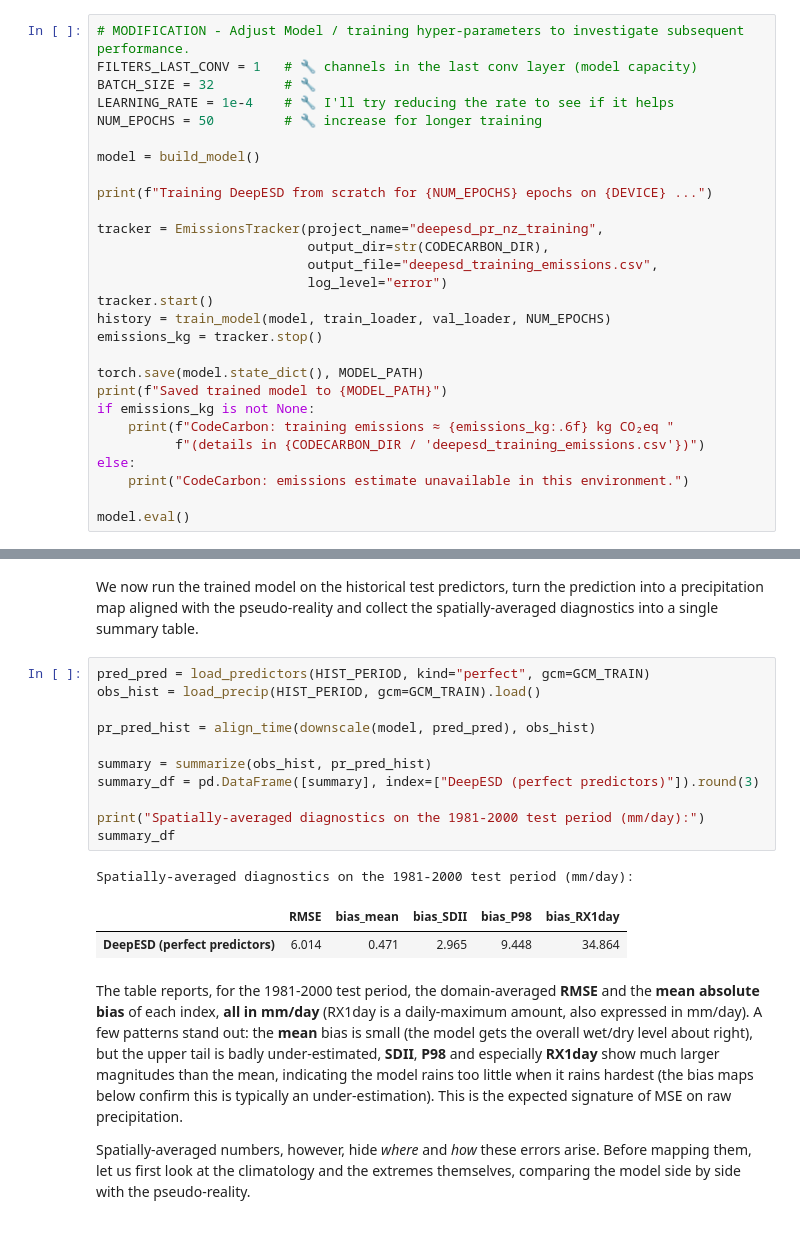
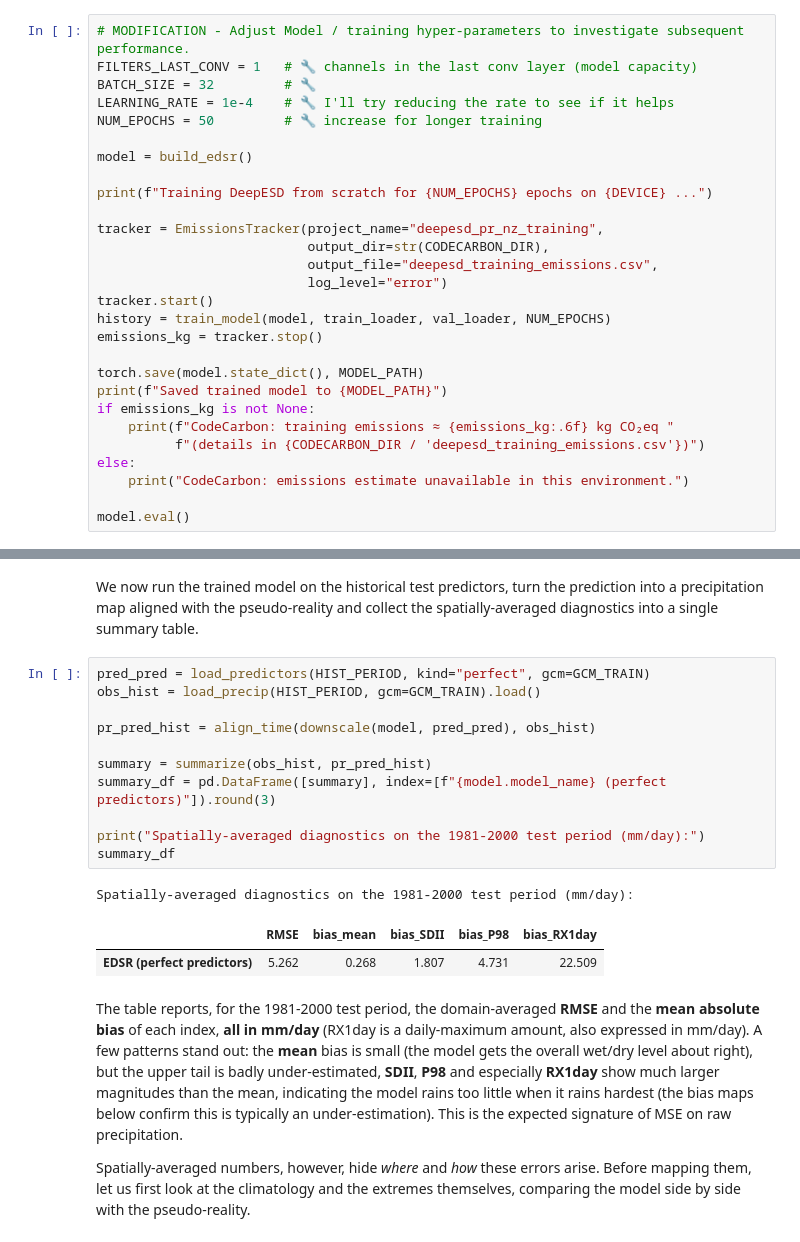
Before and after one commit to steve-salmond/downscaling-climate-projections, a Jupyter notebook: Statistical_Downscaling_of_Climate_Projections_with_Deep_Learning.ipynb, the cells around one changed output, grey strips where cells are left out. Cells and saved outputs as stored; diff of their text form.

```diff
--- a/Statistical_Downscaling_of_Climate_Projections_with_Deep_Learning.ipynb
+++ b/Statistical_Downscaling_of_Climate_Projections_with_Deep_Learning.ipynb
@@ -1154,7 +1155,7 @@ BATCH_SIZE = 32         # 🔧
 LEARNING_RATE = 1e-4    # 🔧 I'll try reducing the rate to see if it helps
 NUM_EPOCHS = 50         # 🔧 increase for longer training
 
-model = build_model()
+model = build_edsr()
 
 print(f"Training DeepESD from scratch for {NUM_EPOCHS} epochs on {DEVICE} ...")
 
@@ -1328,18 +1340,18 @@ diagnostics into a single summary table.
 # %%
 pred_pred = load_predictors(HIST_PERIOD, kind="perfect", gcm=GCM_TRAIN)
 obs_hist = load_precip(HIST_PERIOD, gcm=GCM_TRAIN).load()
 
 pr_pred_hist = align_time(downscale(model, pred_pred), obs_hist)
 
 summary = summarize(obs_hist, pr_pred_hist)
-summary_df = pd.DataFrame([summary], index=["DeepESD (perfect predictors)"]).round(3)
+summary_df = pd.DataFrame([summary], index=[f"{model.model_name} (perfect predictors)"]).round(3)
 
 print("Spatially-averaged diagnostics on the 1981-2000 test period (mm/day):")
 summary_df
 # %% [output]
 Spatially-averaged diagnostics on the 1981-2000 test period (mm/day):
 |  | RMSE | bias_mean | bias_SDII | bias_P98 | bias_RX1day |
-| DeepESD (perfect predictors) | 6.014 | 0.471 | 2.965 | 9.448 | 34.864 |
+| EDSR (perfect predictors) | 5.262 | 0.268 | 1.807 | 4.731 | 22.509 |
 # %% [markdown]
 The table reports, for the 1981-2000 test period, the domain-averaged **RMSE** and the
 **mean absolute bias** of each index, **all in mm/day** (RX1day is a daily-maximum amount, also
```
Also changed, not shown: parts of 10 cells of this notebook, 3 other files.
